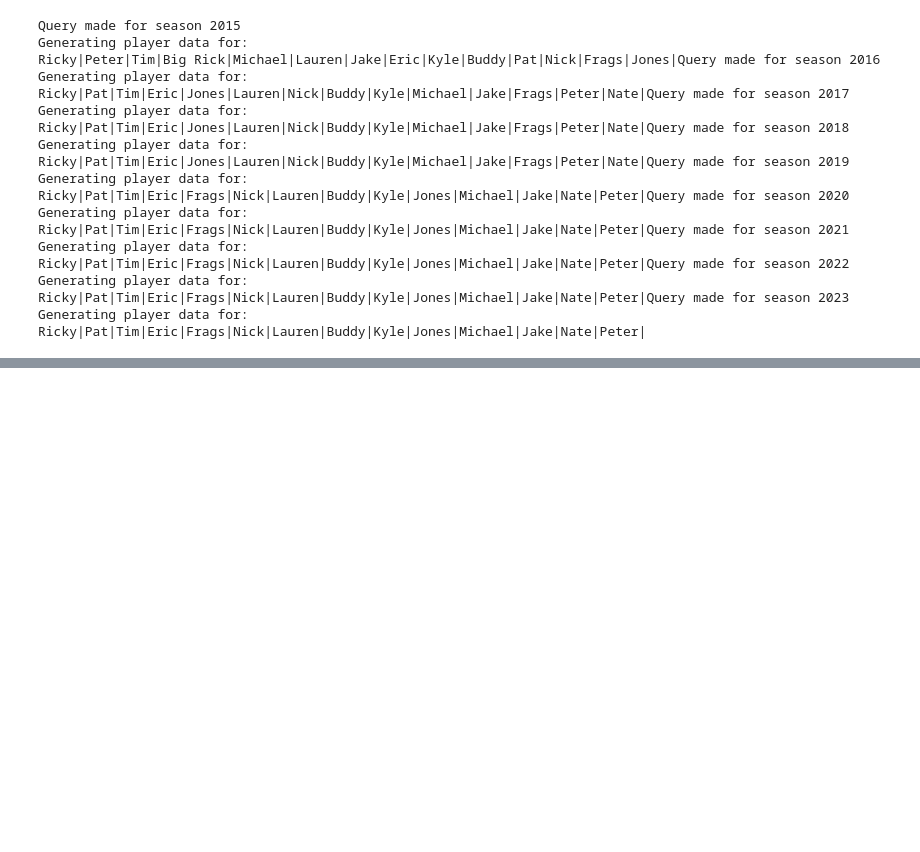
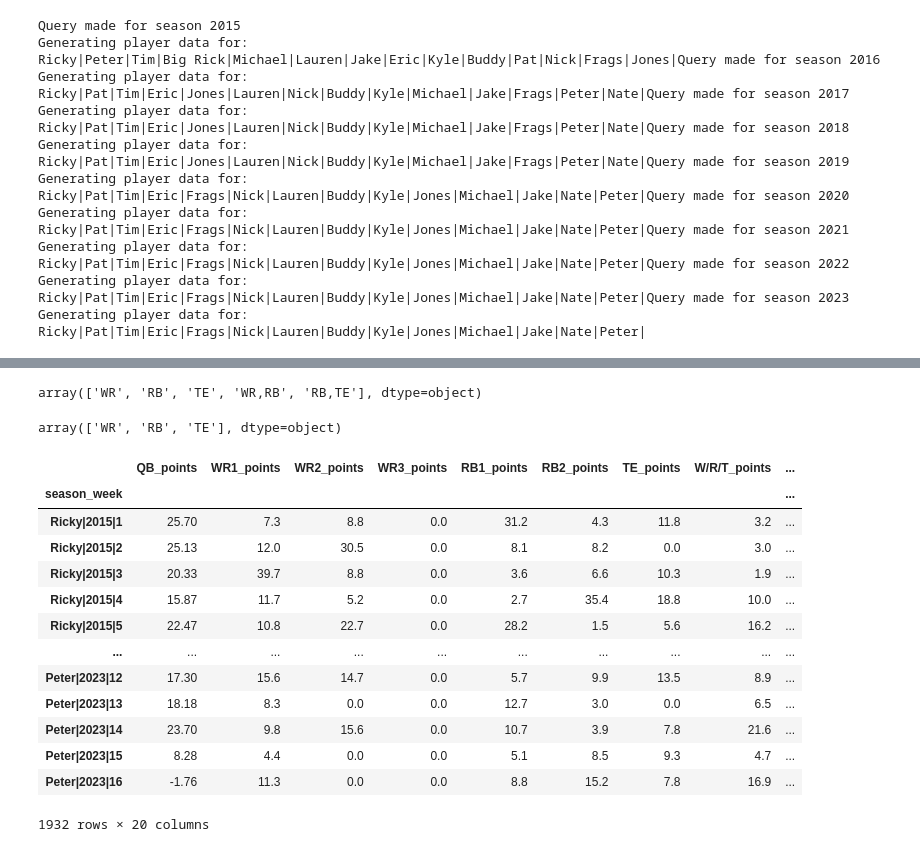
Before and after one commit to mikeminik/yahoo-ssff, a Jupyter notebook: code/player_data/roster_data_generation.ipynb, the cells around one changed output, grey strips where cells are left out. Cells and saved outputs as stored; diff of their text form; code cells hidden in the pictures; blank space fills up the shorter version.

Commit message:
first runs at some win classification by position totals, general re-ord

```diff
--- a/code/player_data/roster_data_generation.ipynb
+++ b/code/player_data/roster_data_generation.ipynb
@@ -188,0 +205,33 @@ df
+# %%
+mwp_df = df.loc[:, cols]
+# %%
+mwp_df['W/R/T position'].fillna('WR', inplace=True)
+# %%
+mwp_df['W/R/T position'].unique()
+# %% [output]
+array(['WR', 'RB', 'TE', 'WR,RB', 'RB,TE'], dtype=object)
+# %%
+mwp_df['W/R/T position'] = mwp_df['W/R/T position'].str.replace('WR,RB', 'WR')
+# %%
+mwp_df['W/R/T position'] = mwp_df['W/R/T position'].str.replace('RB,TE', 'TE')
+# %%
+mwp_df['W/R/T position'].unique()
+# %% [output]
+array(['WR', 'RB', 'TE'], dtype=object)
+# %%
+mwp_df
+# %% [output]
+|  | QB_points | WR1_points | WR2_points | WR3_points | RB1_points | RB2_points | TE_points | W/R/T_points | ... |
+| season_week |  |  |  |  |  |  |  |  | ... |
+| Ricky|2015|1 | 25.70 | 7.3 | 8.8 | 0.0 | 31.2 | 4.3 | 11.8 | 3.2 | ... |
+| Ricky|2015|2 | 25.13 | 12.0 | 30.5 | 0.0 | 8.1 | 8.2 | 0.0 | 3.0 | ... |
+| Ricky|2015|3 | 20.33 | 39.7 | 8.8 | 0.0 | 3.6 | 6.6 | 10.3 | 1.9 | ... |
+| Ricky|2015|4 | 15.87 | 11.7 | 5.2 | 0.0 | 2.7 | 35.4 | 18.8 | 10.0 | ... |
+| Ricky|2015|5 | 22.47 | 10.8 | 22.7 | 0.0 | 28.2 | 1.5 | 5.6 | 16.2 | ... |
+| ... | ... | ... | ... | ... | ... | ... | ... | ... | ... |
+| Peter|2023|12 | 17.30 | 15.6 | 14.7 | 0.0 | 5.7 | 9.9 | 13.5 | 8.9 | ... |
+| Peter|2023|13 | 18.18 | 8.3 | 0.0 | 0.0 | 12.7 | 3.0 | 0.0 | 6.5 | ... |
+| Peter|2023|14 | 23.70 | 9.8 | 15.6 | 0.0 | 10.7 | 3.9 | 7.8 | 21.6 | ... |
+| Peter|2023|15 | 8.28 | 4.4 | 0.0 | 0.0 | 5.1 | 8.5 | 9.3 | 4.7 | ... |
+| Peter|2023|16 | -1.76 | 11.3 | 0.0 | 0.0 | 8.8 | 15.2 | 7.8 | 16.9 | ... |
+1932 rows × 20 columns
```
Also changed, not shown: parts of 20 cells of this notebook, 20 other files.
